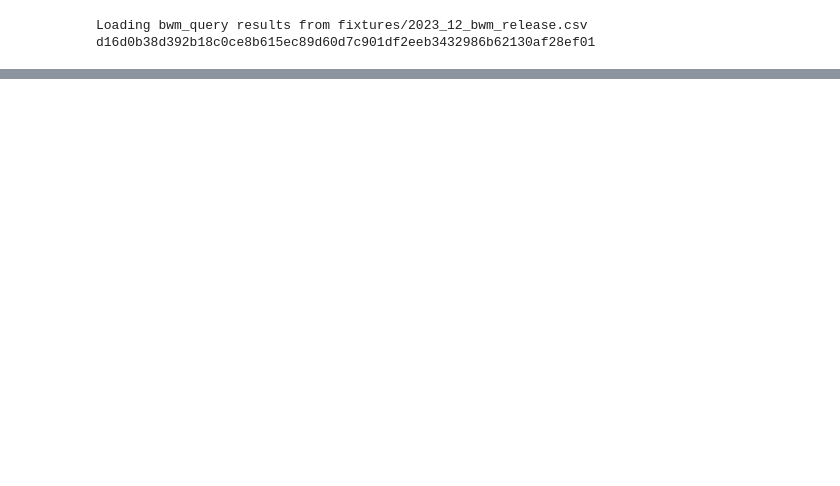
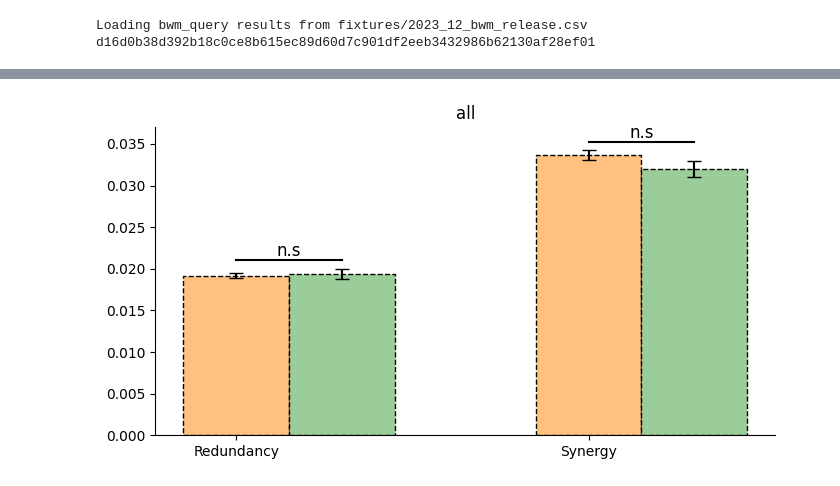
Before and after one commit to debottamKundu/ibl-partial-info-decomp, a Jupyter notebook: notebooks/decoder_mi.ipynb, the cells around one changed output, grey strips where cells are left out. Saved outputs shown, nothing was run; the diff lists cells and outputs as text; code cells hidden in the pictures; blank space fills up the shorter version.

```diff
--- a/notebooks/decoder_mi.ipynb
+++ b/notebooks/decoder_mi.ipynb
@@ -94,0 +273,23 @@ dict_keys(['neurons', 'trials', 'incongruent_pid', 'congruent_pid', 'incongruent
+# %%
+for fname in files:
+    with open(fname, "rb") as f:
+        data = pkl.load(f)
+    region_name = fname.rsplit("_stim_decoder", 1)[0].rsplit("selective_decomposition_", 1)[1]
+    # print(region_name)
+    plot_pid_region(data, region_name)
+# %%
+def combine(data):
+    subsampled_congruent_pid, incongruent_pid = aggregate_data(data)
+    return subsampled_congruent_pid, incongruent_pid
+# %%
+cpid = []
+incpid = []
+for fname in files:
+    with open(fname, "rb") as f:
+        data = pkl.load(f)
+    subsampled_congruent_pid, incongruent_pid = combine(data)
+    cpid.append(subsampled_congruent_pid)
+    incpid.append(incongruent_pid)
+# %%
+cpid = np.concatenate(cpid, axis=0)
+incpid = np.concatenate(incpid, axis=0)
@@ -94,0 +364,4 @@ dict_keys(['neurons', 'trials', 'incongruent_pid', 'congruent_pid', 'incongruent
+# %%
+plot_all(cpid, incpid)
+# %% [output]
+[figure, added]
```
Also changed, not shown: parts of 17 cells of this notebook, 8 other files.
